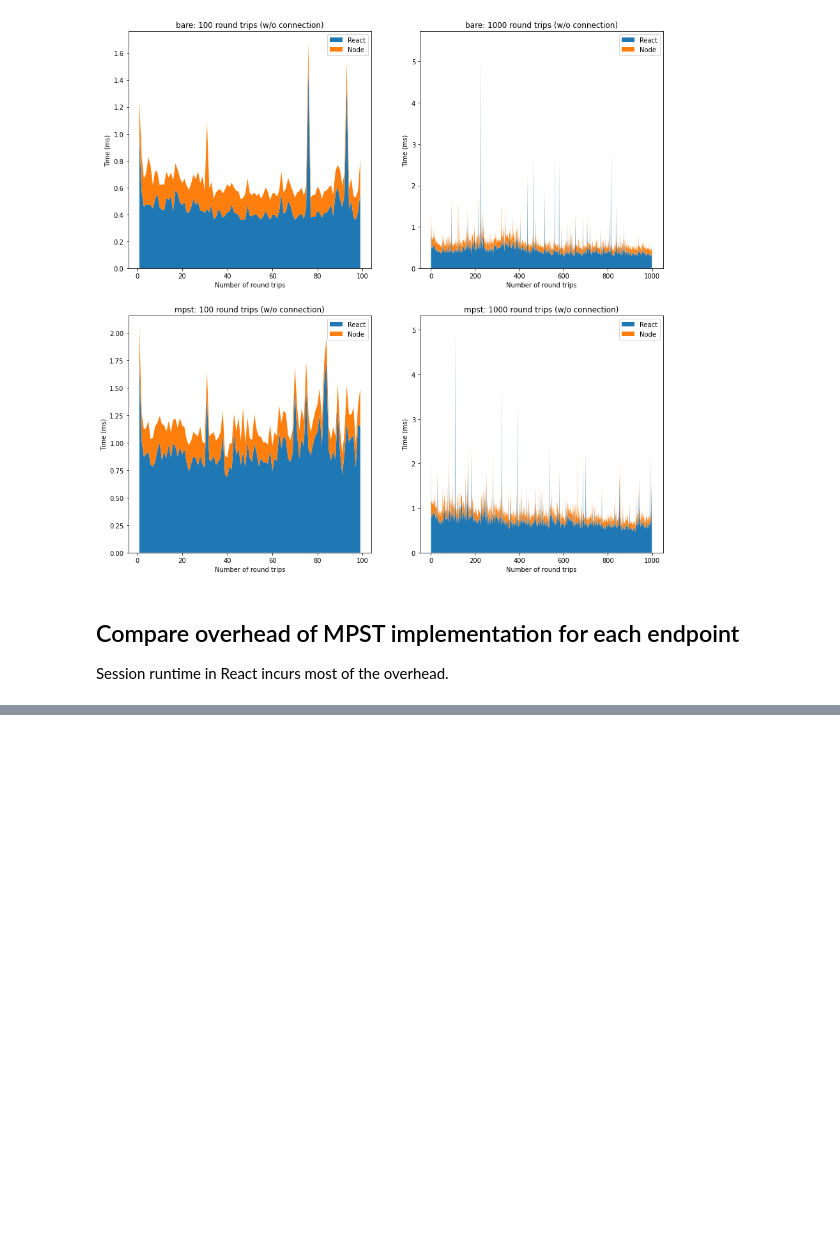
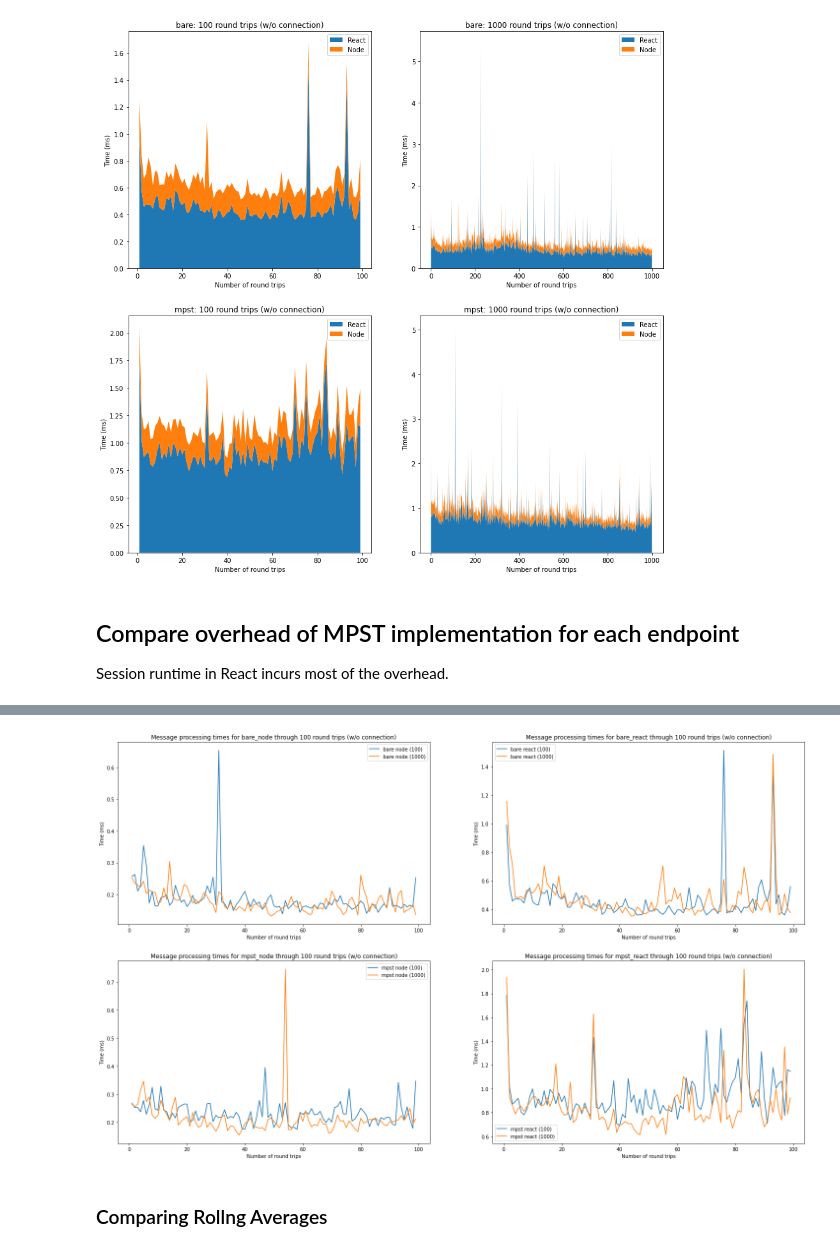
Before and after one commit to ansonmiu0214/SessionTS-Benchmarks, a Jupyter notebook: SessionTS_Benchmarks.ipynb, the cells around one changed output, grey strips where cells are left out. Cells and saved outputs as stored; diff of their text form; code cells hidden in the pictures; blank space fills up the shorter version.

```diff
--- a/SessionTS_Benchmarks.ipynb
+++ b/SessionTS_Benchmarks.ipynb
@@ -363,0 +424,17 @@ Average message processing time for React (w/o connection)
+# %%
+# Same plots, but ignoring the connection phase
+
+fig = plt.figure(figsize=(25, 15))
+
+for i, variant in enumerate(VARIANTS):
+    for j, endpoint in enumerate(ENDPOINTS):
+        idx = i * len(ENDPOINTS) + j + 1
+        axs = fig.add_subplot(len(VARIANTS), len(ENDPOINTS), idx)
+        compare_first_100_overlay(library, fig, axs,
+                                  variant=variant,
+                                  endpoint=endpoint,
+                                  ignore_connection=True)
+# %% [output]
+[figure, added]
+# %% [markdown]
+### Comparing Rollng Averages
```
Also changed, not shown: parts of 12 cells of this notebook.
